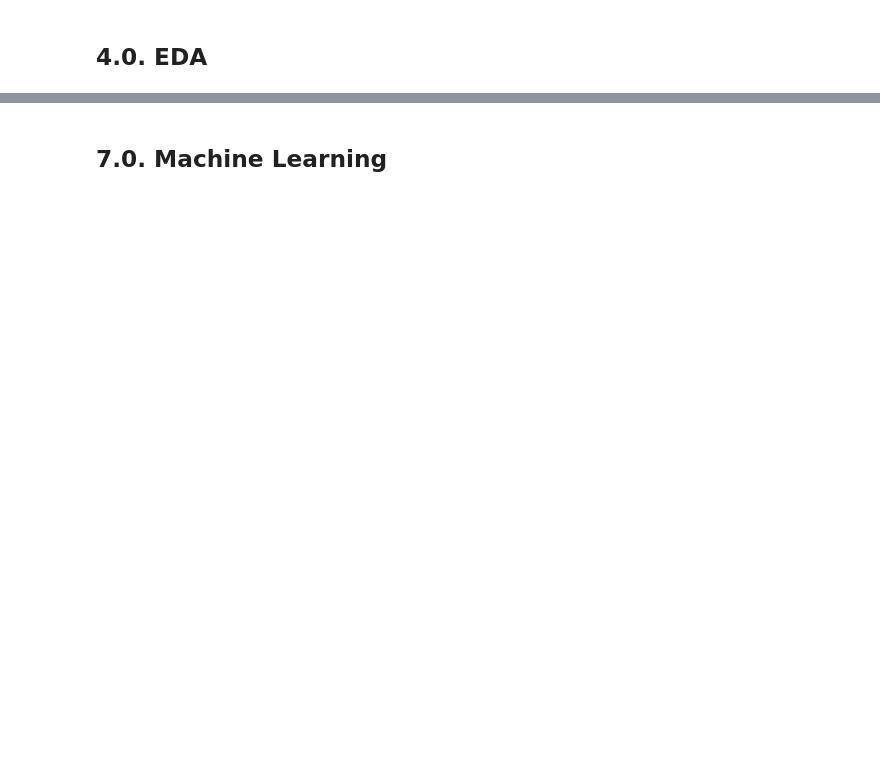
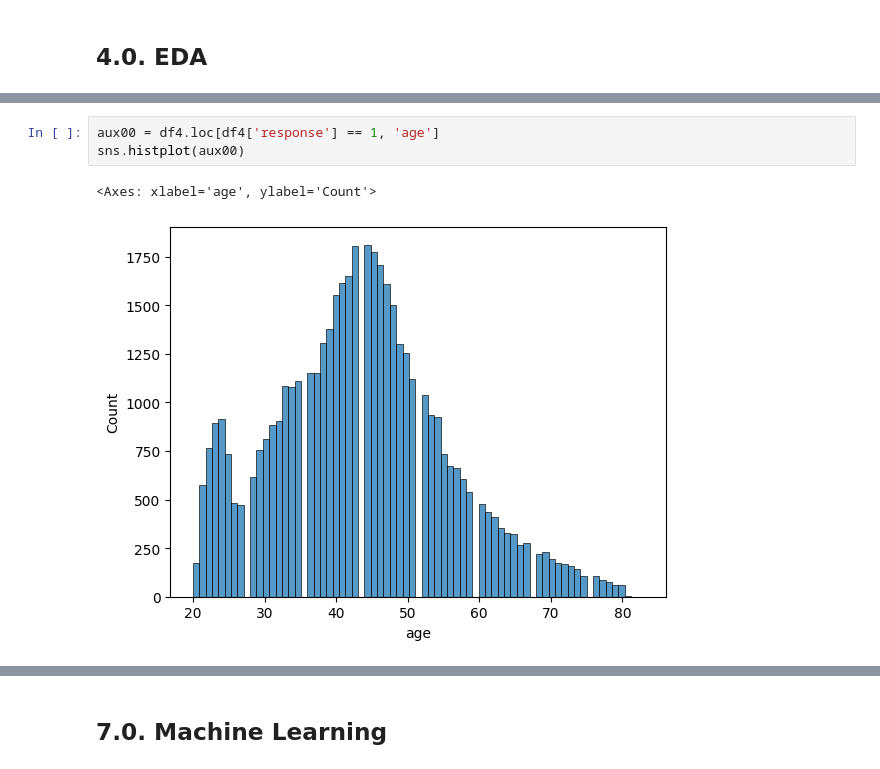
Before and after one commit to andremanzano/health_insurance, a Jupyter notebook: notebooks/1.0.am_health_insurance_cross_sell.ipynb, the cells around one changed output, grey strips where cells are left out. Saved outputs shown, nothing was run; the diff lists cells and outputs as text; blank space fills up the shorter version.

```diff
--- a/notebooks/1.0.am_health_insurance_cross_sell.ipynb
+++ b/notebooks/1.0.am_health_insurance_cross_sell.ipynb
@@ -44,0 +196,6 @@ df_raw
+# %%
+aux00 = df4.loc[df4['response'] == 1, 'age']
+sns.histplot(aux00)
+# %% [output]
+<Axes: xlabel='age', ylabel='Count'>
+[figure, added]
```
Also changed, not shown: parts of 66 cells of this notebook.
